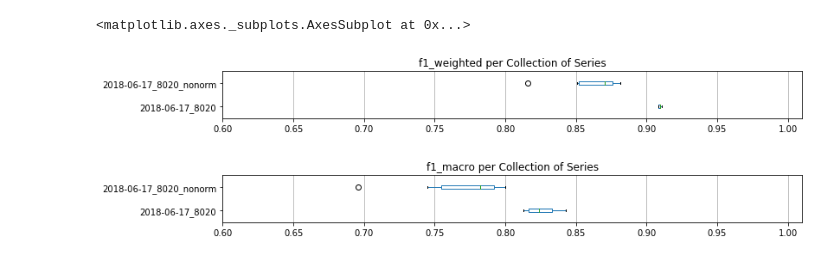
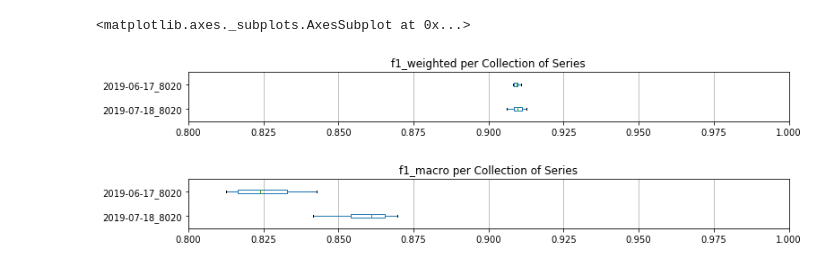
Before and after one commit to WHOIGit/ifcb_classifier, a Jupyter notebook: data_reviewing.ipynb, the cells around one changed output. Cells and saved outputs as stored; diff of their text form; code cells hidden in the pictures.

```diff
--- a/data_reviewing.ipynb
+++ b/data_reviewing.ipynb
@@ -168,10 +160,10 @@ combo.naughty_dupes(minimum=4, plot=True)
 # %%
 # TODO: Collection boxplot plotting!
 cos = reload(cos)
-coll = cos.Collection(['2018-06-17_8020','2018-06-17_8020_nonorm'], best_epochs_only=True)
-coll.boxplot('f1_weighted', start=0.6)
-coll.boxplot('f1_macro', start=0.6)
+coll = cos.Collection(['2019-07-18_8020','2019-06-17_8020'], best_epochs_only=True, same_classes=False)
+coll.boxplot('f1_weighted', start=0.8, end=1)
+coll.boxplot('f1_macro', start=0.8, end=1)
 # %% [output]
 <matplotlib.axes._subplots.AxesSubplot at 0x...>
-[figure, old version]
+[figure, new version]
-[figure, old version]
+[figure, new version]
```
Also changed, not shown: parts of 19 cells of this notebook, 4 other files.
